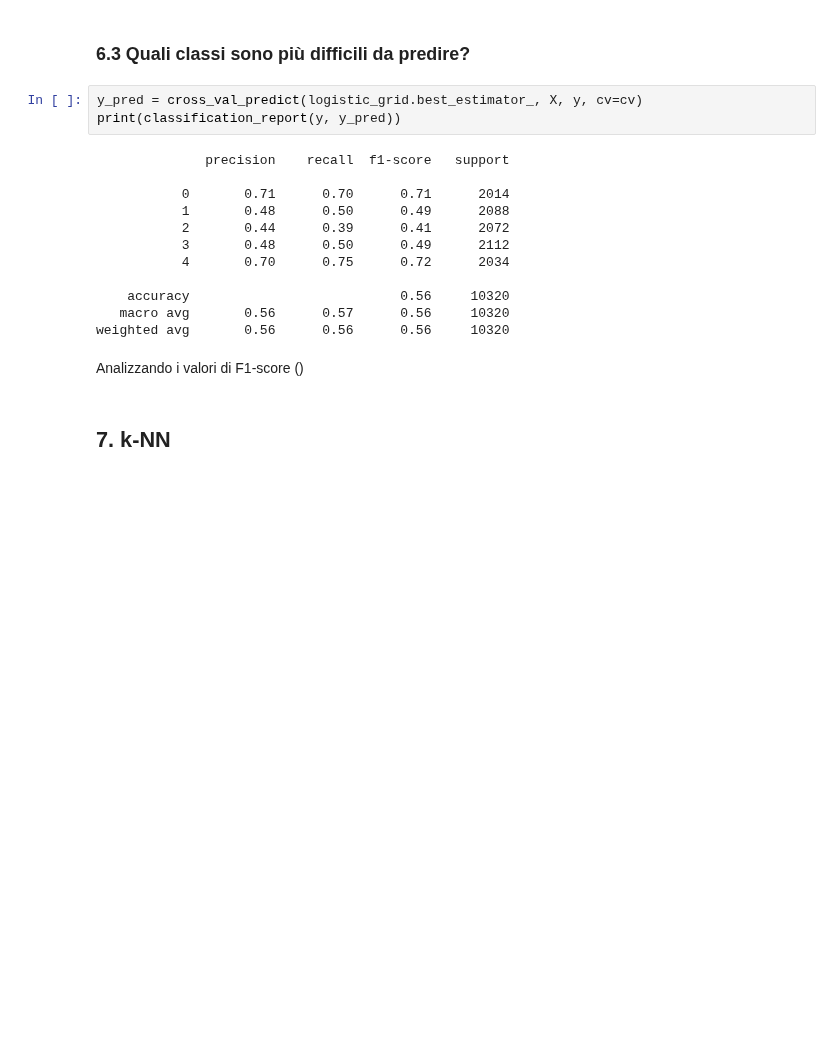
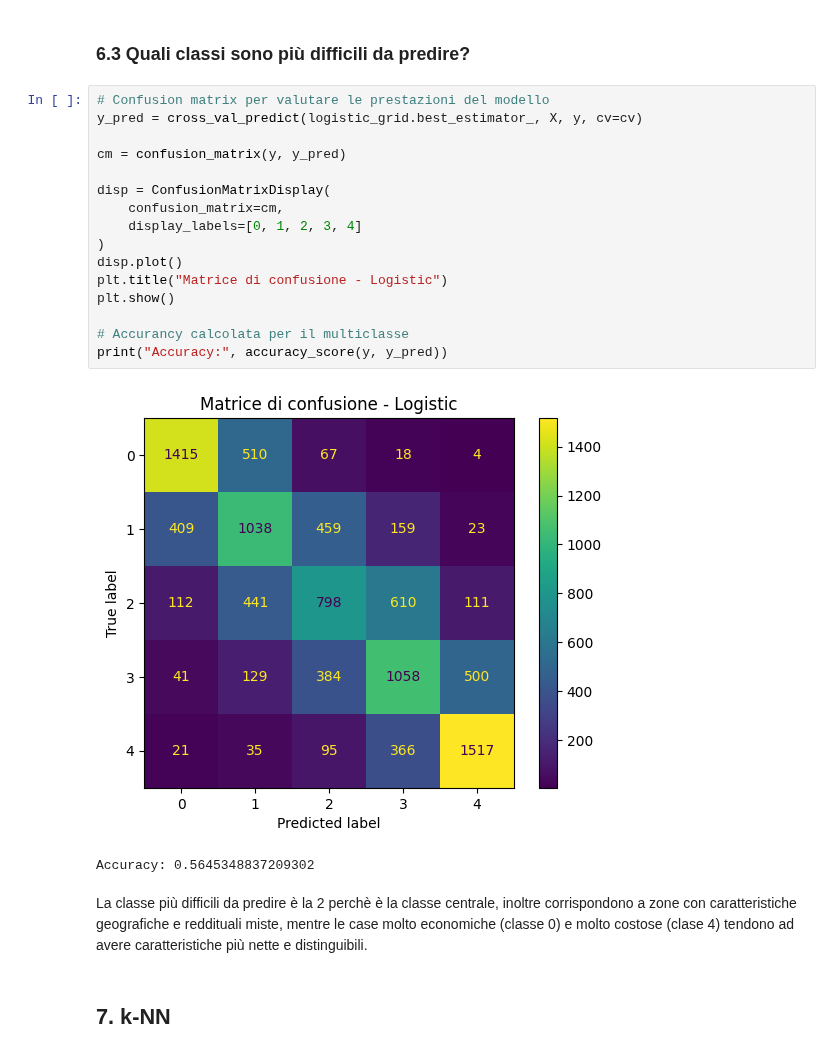
Before and after one commit to iamgiu/Introduzione-al-Data-Science, a Jupyter notebook: Progetto/S6537533_notebook.ipynb, the cells around one changed output. Saved outputs shown, nothing was run; the diff lists cells and outputs as text; blank space fills up the shorter version.

```diff
--- a/Progetto/S6537533_notebook.ipynb
+++ b/Progetto/S6537533_notebook.ipynb
@@ -466,21 +487,25 @@ L'accurancy cresce fino rapidamente fino a 1.0, da qui in poi l'accuranncy si st
 # %% [markdown]
 ### 6.3 Quali classi sono più difficili da predire?
 # %%
+# Confusion matrix per valutare le prestazioni del modello
 y_pred = cross_val_predict(logistic_grid.best_estimator_, X, y, cv=cv)
-print(classification_report(y, y_pred))
+
+cm = confusion_matrix(y, y_pred)
+
+disp = ConfusionMatrixDisplay(
+    confusion_matrix=cm,
+    display_labels=[0, 1, 2, 3, 4]
+)
+disp.plot()
+plt.title("Matrice di confusione - Logistic")
+plt.show()
+
+# Accurancy calcolata per il multiclasse
+print("Accuracy:", accuracy_score(y, y_pred))
 # %% [output]
+[figure, added]
-              precision    recall  f1-score   support
-
-           0       0.71      0.70      0.71      2014
-           1       0.48      0.50      0.49      2088
-           2       0.44      0.39      0.41      2072
-           3       0.48      0.50      0.49      2112
-           4       0.70      0.75      0.72      2034
-
-    accuracy                           0.56     10320
-   macro avg       0.56      0.57      0.56     10320
-weighted avg       0.56      0.56      0.56     10320
+Accuracy: 0.5645348837209302
 # %% [markdown]
-Analizzando i valori di F1-score ()
+La classe più difficili da predire è la 2 perchè è la classe centrale, inoltre corrispondono a zone con caratteristiche geografiche e reddituali miste, mentre le case molto economiche (classe 0) e molto costose (clase 4) tendono ad avere caratteristiche più nette e distinguibili.
 # %% [markdown]
 ## 7. k-NN
```
Also changed, not shown: parts of 2 cells of this notebook, 1 other file.
